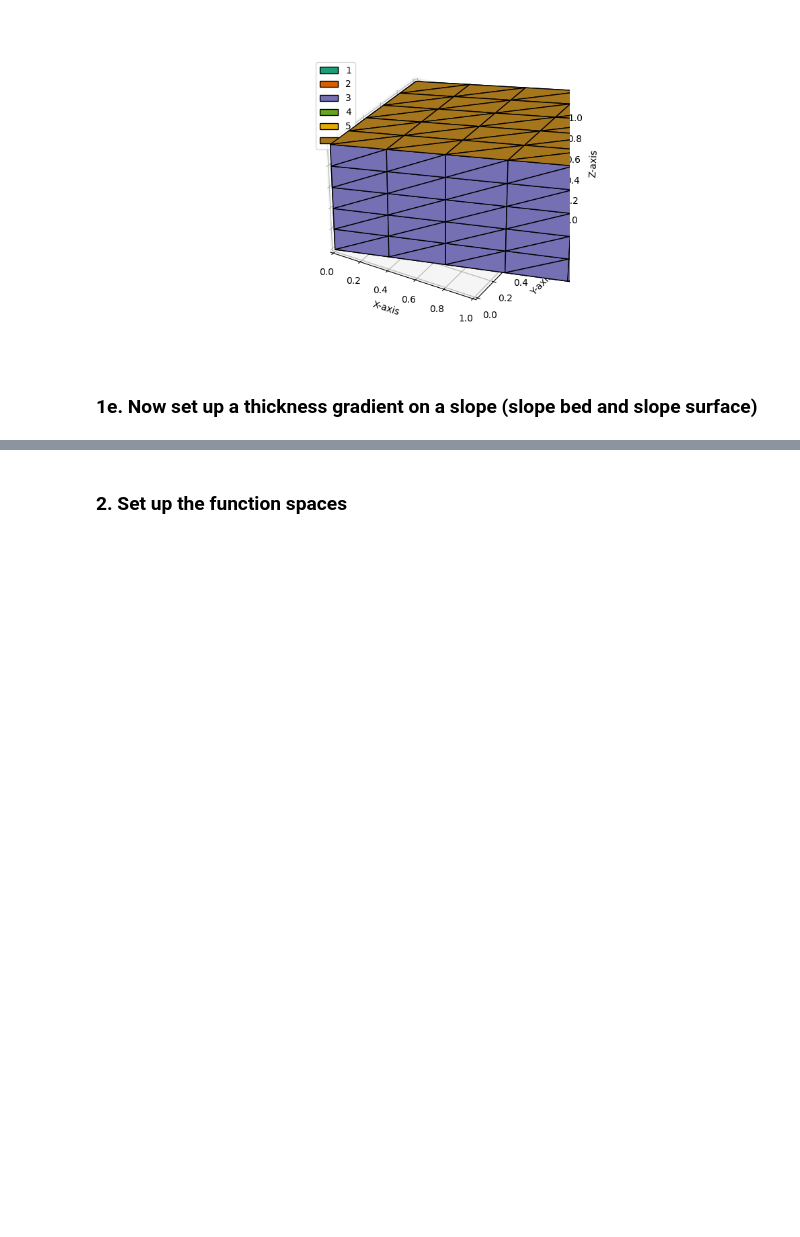
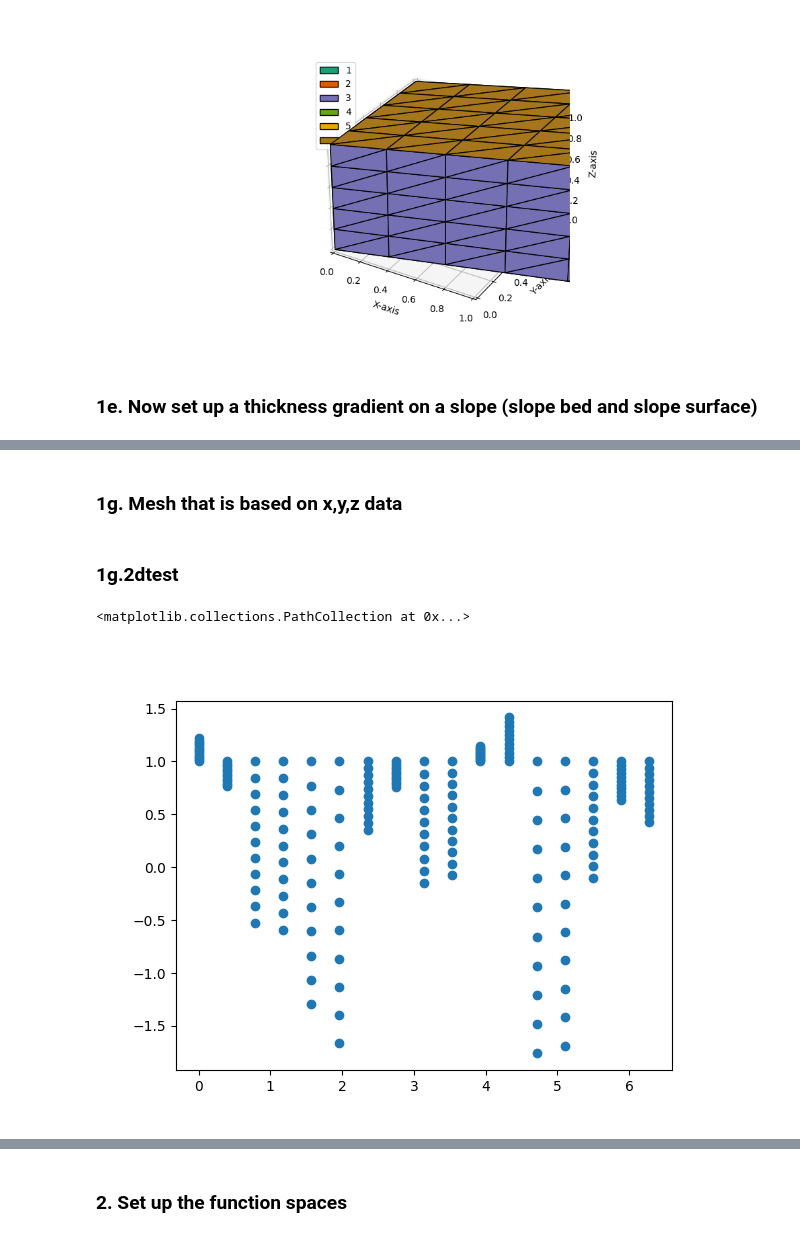
Before and after one commit to johnmorganmanos/AH_temp_paper, a Jupyter notebook: Processing_notebooks/3d_testing.ipynb, the cells around one changed output, grey strips where cells are left out. Cells and saved outputs as stored; diff of their text form; code cells hidden in the pictures; blank space fills up the shorter version.

```diff
--- a/Processing_notebooks/3d_testing.ipynb
+++ b/Processing_notebooks/3d_testing.ipynb
@@ -216,0 +288,45 @@ plt.show()
+# %% [markdown]
+### 1g. Mesh that is based on x,y,z data
+# %% [markdown]
+### 1g.2dtest
+# %%
+from firedrake import *
+from firedrake.__future__ import interpolate
+
+base_mesh = IntervalMesh(16, 0, 2*pi)
+# Make a height 1 mesh.
+unit_extruded_mesh = ExtrudedMesh(base_mesh, layers=10)
+
+base_fs = FunctionSpace(base_mesh, "CG", 1)
+
+x, = SpatialCoordinate(base_mesh)
+
+# You could set this field any way you like.
+bathymetry = np.random.randn(17)
+
+# Now we transfer the bathymetry field into a depth-averaged field.
+extruded_element = FiniteElement("R", "interval", 0)
+extruded_space = FunctionSpace(unit_extruded_mesh,
+                                TensorProductElement(base_fs.ufl_element(),
+                                                    extruded_element))
+extruded_bathymetry = Function(extruded_space)
+extruded_bathymetry.dat.data_wo[:] = bathymetry
+# Build a new coordinate field by change of coordinates.
+x, y = SpatialCoordinate(unit_extruded_mesh)
+new_coordinates = assemble(
+    interpolate(
+        as_vector([x, extruded_bathymetry + y * (1-extruded_bathymetry)]),
+        unit_extruded_mesh.coordinates.function_space()
+    )
+)
+# Finally build the mesh you are actually after.
+mesh = Mesh(new_coordinates)
+
+
+## Plot using scatter since we can't plot Tensor product using triplot
+fig,ax = plt.subplots()
+
+ax.scatter(mesh.coordinates.dat.data_ro[:,0], mesh.coordinates.dat.data_ro[:,1])
+# %% [output]
+<matplotlib.collections.PathCollection at 0x...>
+[figure, added]
```
Also changed, not shown: parts of 15 cells of this notebook.
